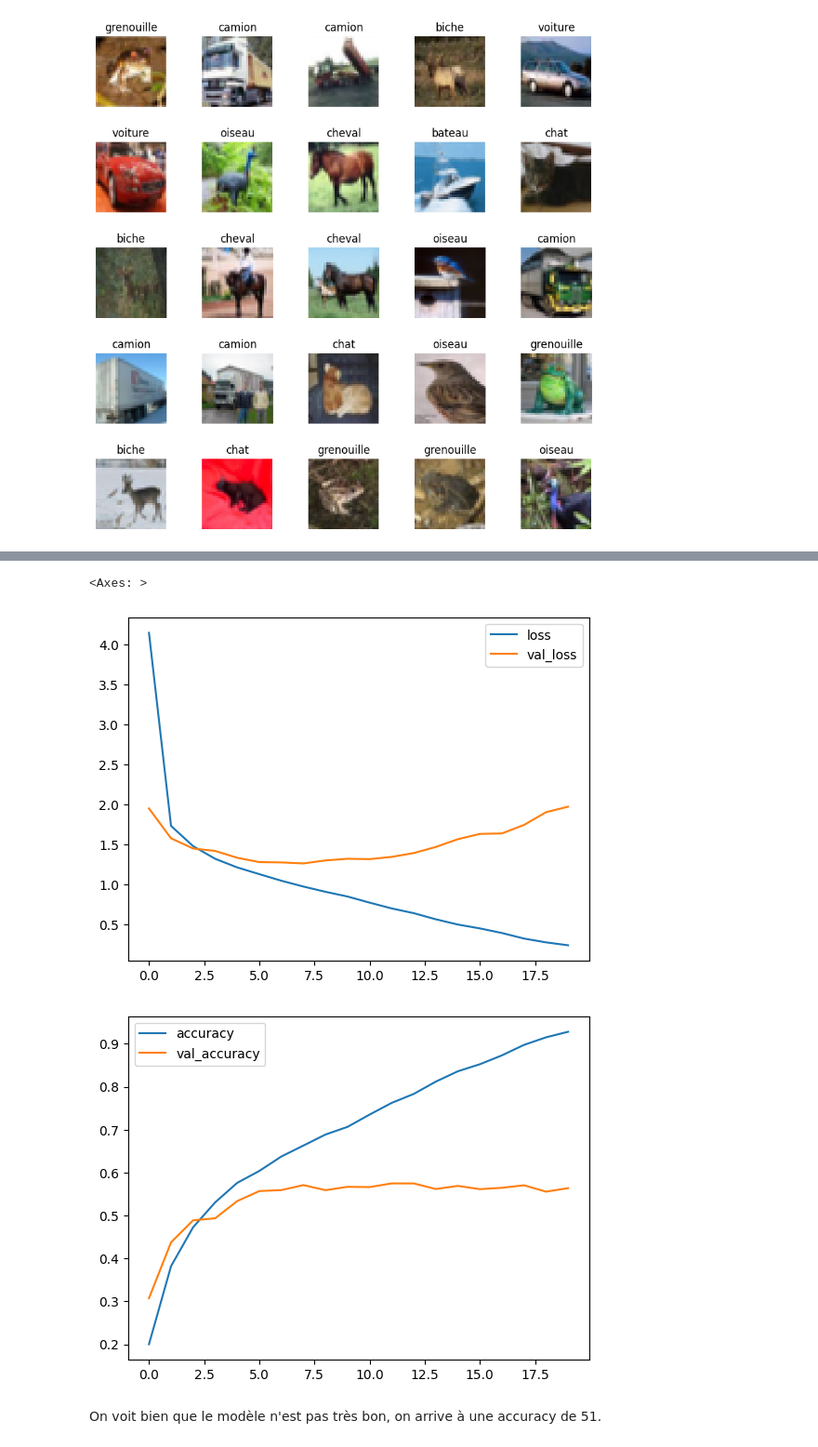
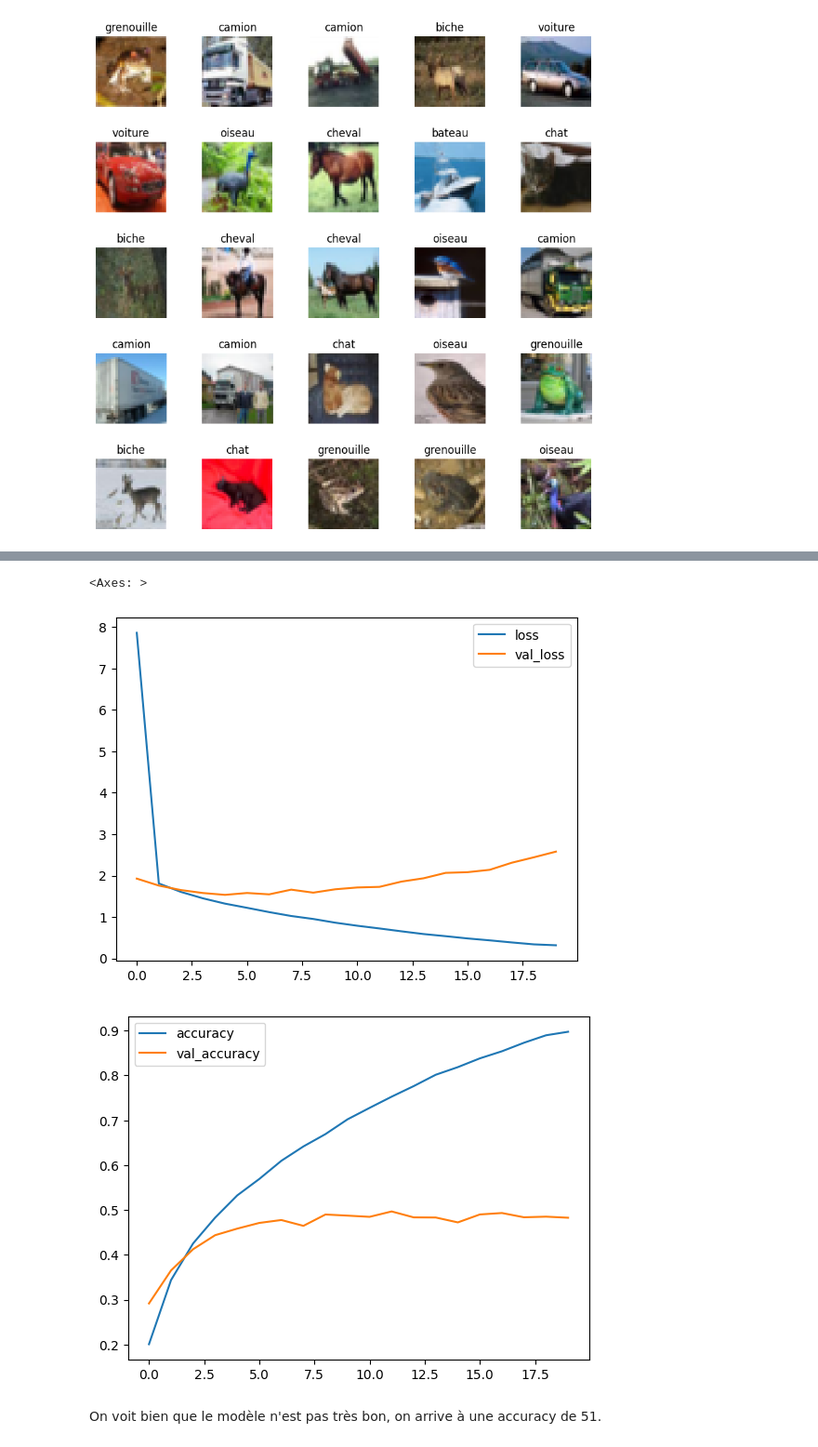
Before and after one commit to Cleamx/M1DENG, a Jupyter notebook: S2/BigData/TD2/TD2.ipynb, the cells around one changed output, grey strips where cells are left out. Shown at 93% size. Cells and saved outputs as stored; diff of their text form; code cells hidden in the pictures.

```diff
--- a/S2/BigData/TD2/TD2.ipynb
+++ b/S2/BigData/TD2/TD2.ipynb
@@ -281,7 +281,7 @@ Model: "sequential_3"
 # %%
 model_cifar.compile(optimizer='adam', loss='sparse_categorical_crossentropy', metrics=['accuracy'])
 
-history = model_cifar.fit(X_train, y_train, epochs=20, batch_size=batch_size, validation_split=0.2)
+history = model_cifar.fit(X_train, y_train, epochs=20, batch_size=512, validation_split=0.2)
 
 pd.DataFrame(history.history)[['loss', 'val_loss']].plot()
 pd.DataFrame(history.history)[['accuracy', 'val_accuracy']].plot()
@@ -306,6 +306,6 @@ Epoch 20/20
 <Axes: >
-[figure, old version]
+[figure, new version]
-[figure, old version]
+[figure, new version]
 # %% [markdown]
 On voit bien que le modèle n'est pas très bon, on arrive à une accuracy de 51.
 # %%
```
Also changed, not shown: parts of 19 cells of this notebook.
